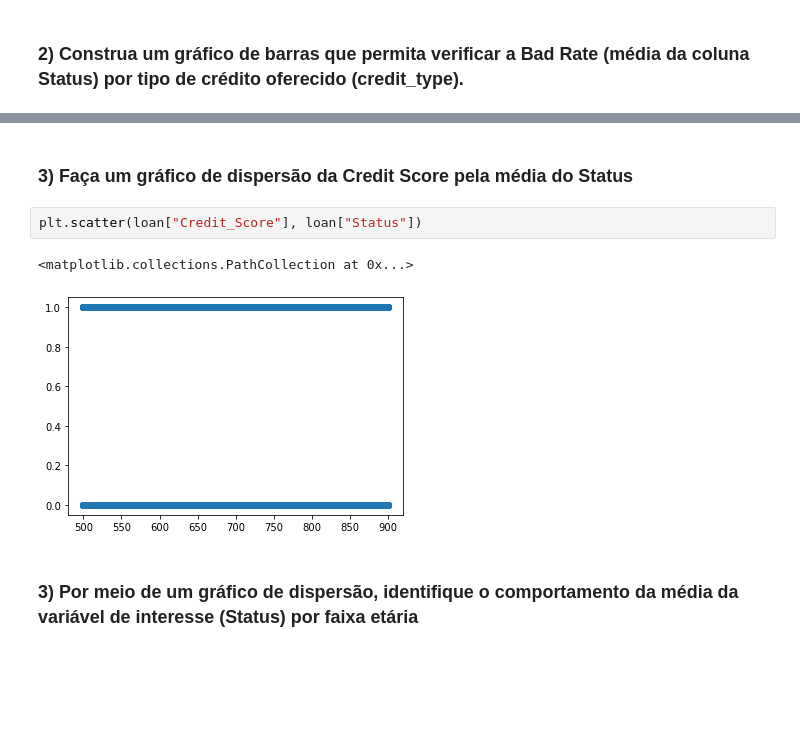
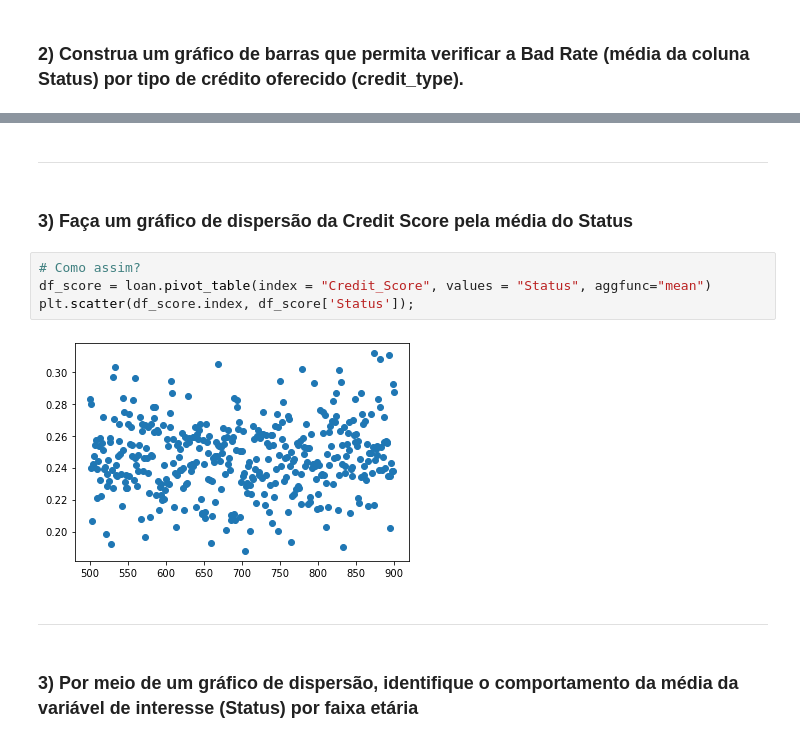
Before and after one commit to GabrielAsato/Curso_DS_Degree, a Jupyter notebook: Módulo 5 - Técnicas de Programação II/Aula 3 - Matplotlib.ipynb, the cells around one changed output, grey strips where cells are left out. Cells and saved outputs as stored; diff of their text form; blank space fills up the shorter version.

```diff
--- a/Módulo 5 - Técnicas de Programação II/Aula 3 - Matplotlib.ipynb
+++ b/Módulo 5 - Técnicas de Programação II/Aula 3 - Matplotlib.ipynb
@@ -477,10 +500,15 @@ ValueError: Image size of 2940312x248 pixels is too large. It must be less than
+# %% [markdown]
+---
 # %% [markdown]
 ### 3) Faça um gráfico de dispersão da Credit Score pela média do Status
 # %%
-plt.scatter(loan["Credit_Score"], loan["Status"])
+# Como assim?
+df_score = loan.pivot_table(index = "Credit_Score", values = "Status", aggfunc="mean")
+plt.scatter(df_score.index, df_score['Status']);
 # %% [output]
-<matplotlib.collections.PathCollection at 0x...>
-[figure, old version]
+[figure, new version]
+# %% [markdown]
+---
 # %% [markdown]
 ### 3) Por meio de um gráfico de dispersão, identifique o comportamento da média da variável de interesse (Status) por faixa etária
 # %%
```
Also changed, not shown: parts of 34 cells of this notebook, 5 other files.
